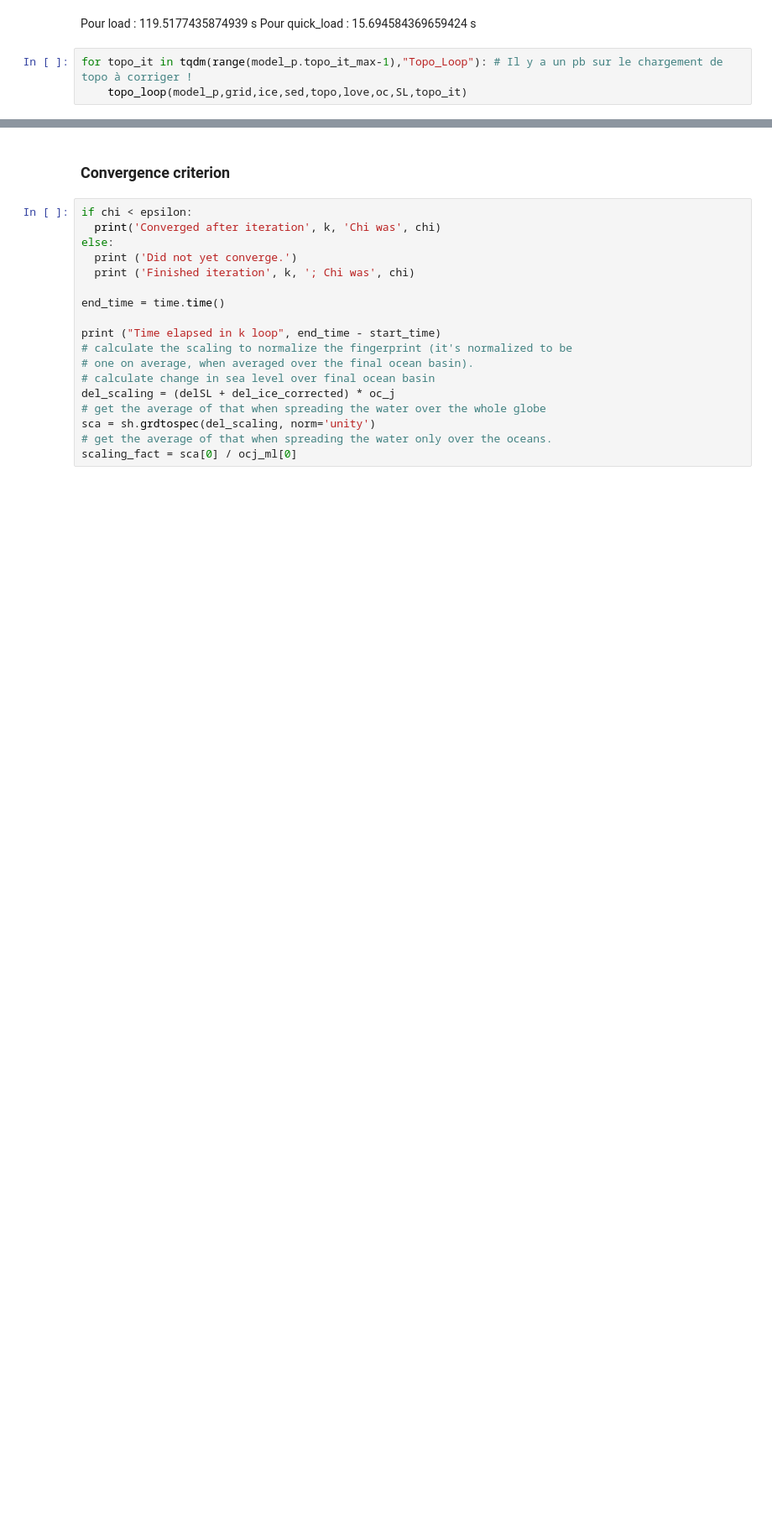
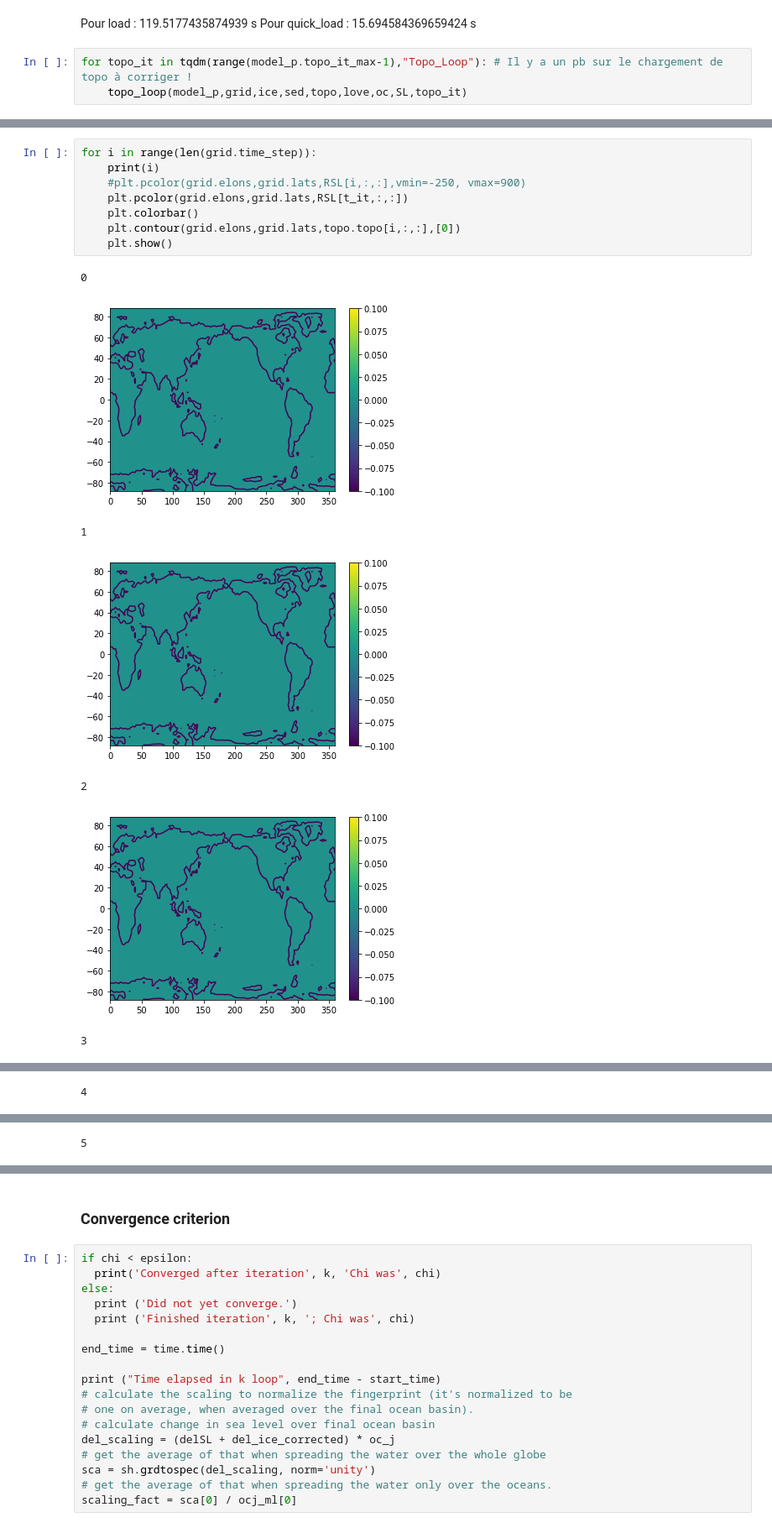
Before and after one commit to AHenryLarroze/Py_SL_C0de, a Jupyter notebook: SL_equation_elastic.ipynb, the cells around one changed output, grey strips where cells are left out. Shown at 84% size. Saved outputs shown, nothing was run; the diff lists cells and outputs as text; blank space fills up the shorter version.

```diff
--- a/SL_equation_elastic.ipynb
+++ b/SL_equation_elastic.ipynb
@@ -783,0 +824,16 @@ for topo_it in tqdm(range(model_p.topo_it_max-1),"Topo_Loop"): # Il y a un pb su
+# %%
+for i in range(len(grid.time_step)):
+    print(i)
+    #plt.pcolor(grid.elons,grid.lats,RSL[i,:,:],vmin=-250, vmax=900)
+    plt.pcolor(grid.elons,grid.lats,RSL[t_it,:,:])
+    plt.colorbar()
+    plt.contour(grid.elons,grid.lats,topo.topo[i,:,:],[0])
+    plt.show()
+# %% [output]
+0
+[figure, added]
+1
+[figure, added]
+2
+[figure, added]
+3
@@ -783,0 +841 @@ for topo_it in tqdm(range(model_p.topo_it_max-1),"Topo_Loop"): # Il y a un pb su
+4
@@ -783,0 +843 @@ for topo_it in tqdm(range(model_p.topo_it_max-1),"Topo_Loop"): # Il y a un pb su
+5
```
Also changed, not shown: parts of 11 cells of this notebook.
